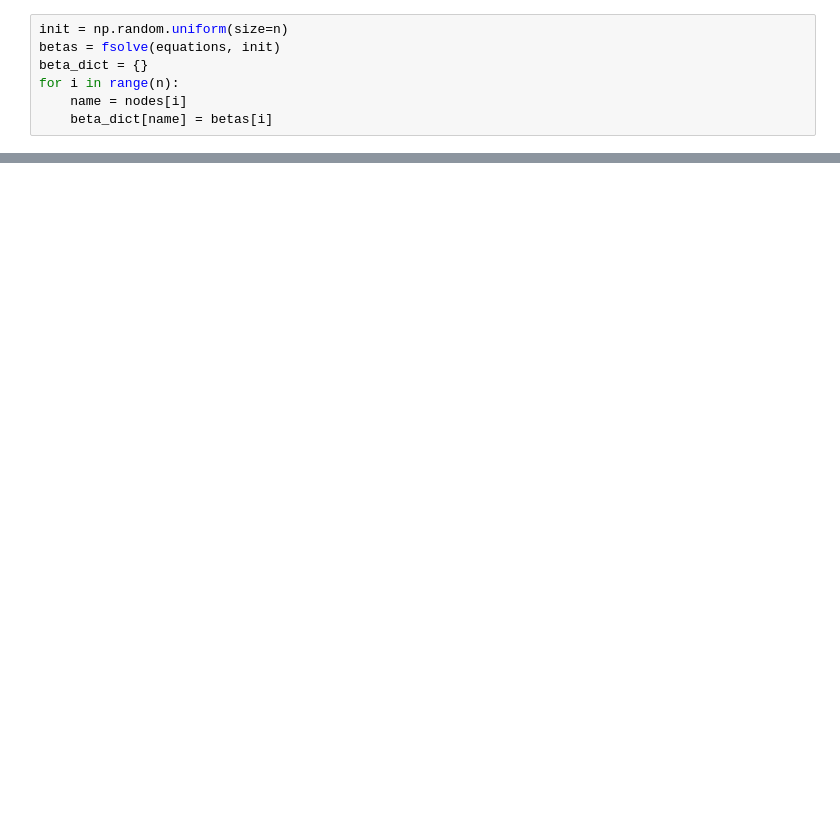
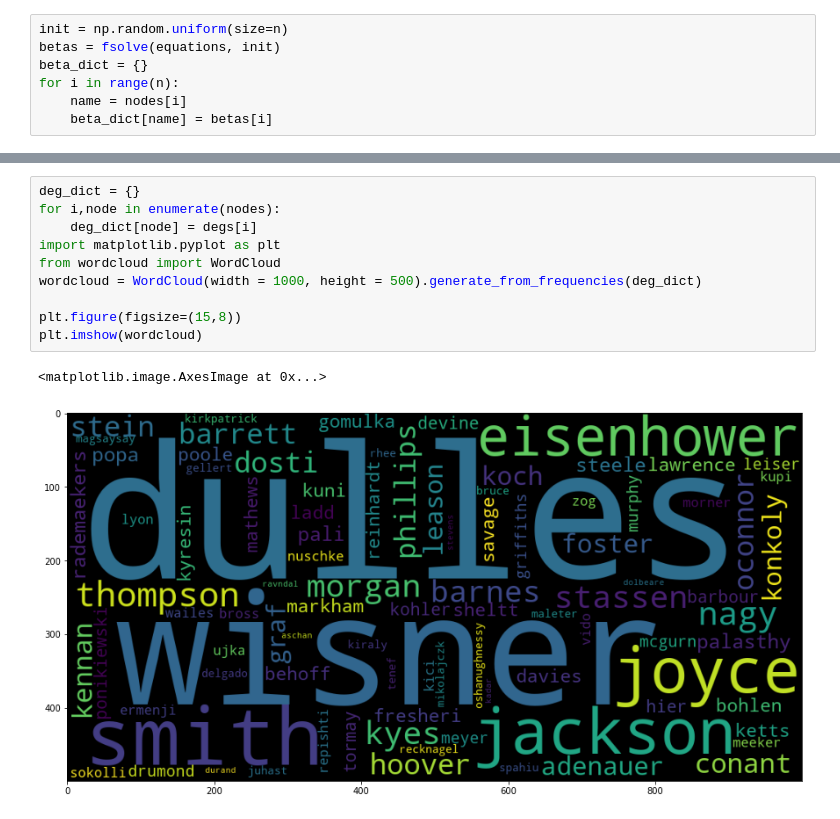
Before and after one commit to yingxueh/36490coldwar, a Jupyter notebook: beta_model.ipynb, the cells around one changed output, grey strips where cells are left out. Cells and saved outputs as stored; diff of their text form; blank space fills up the shorter version.

```diff
--- a/beta_model.ipynb
+++ b/beta_model.ipynb
@@ -54,0 +69,13 @@ print(predict("kennan", "koch"))
+# %%
+deg_dict = {}
+for i,node in enumerate(nodes):
+    deg_dict[node] = degs[i]
+import matplotlib.pyplot as plt
+from wordcloud import WordCloud
+wordcloud = WordCloud(width = 1000, height = 500).generate_from_frequencies(deg_dict)
+
+plt.figure(figsize=(15,8))
+plt.imshow(wordcloud)
+# %% [output]
+<matplotlib.image.AxesImage at 0x...>
+[figure, added]
```
Also changed, not shown: parts of 3 cells of this notebook.
